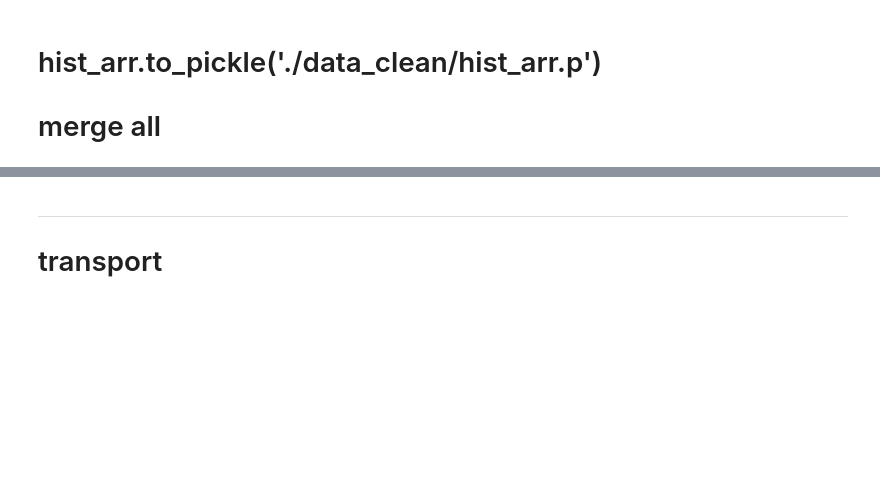
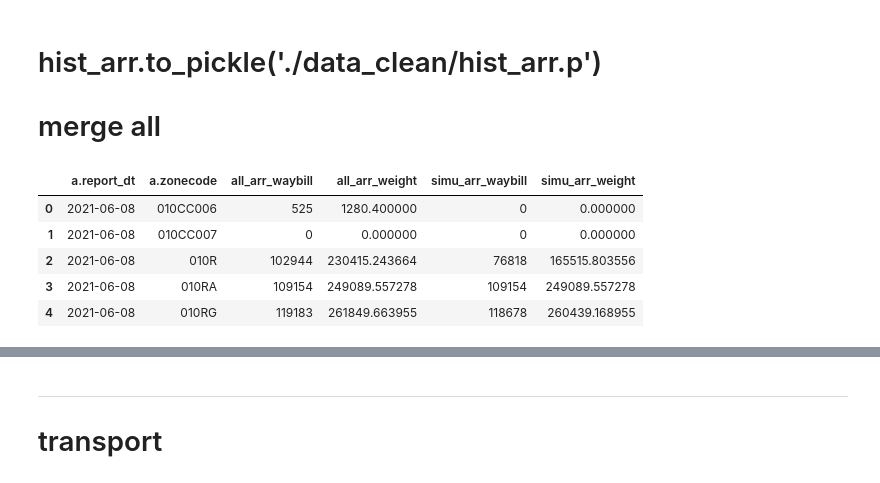
Before and after one commit to fyenne/play7_comp, a Jupyter notebook: data_clea.ipynb, the cells around one changed output, grey strips where cells are left out. Saved outputs shown, nothing was run; the diff lists cells and outputs as text; code cells hidden in the pictures; blank space fills up the shorter version.

```diff
--- a/data_clea.ipynb
+++ b/data_clea.ipynb
@@ -182,0 +195,10 @@ hist_arr.merge(od, left_on = ['a.report_dt', 'a.zonecode'], right_on = '')
+# %%
+hist_arr = pd.read_pickle('./data_clean/hist_arr.p')
+hist_arr.head()
+# %% [output]
+|  | a.report_dt | a.zonecode | all_arr_waybill | all_arr_weight | simu_arr_waybill | simu_arr_weight |
+| 0 | 2021-06-08 | 010CC006 | 525 | 1280.400000 | 0 | 0.000000 |
+| 1 | 2021-06-08 | 010CC007 | 0 | 0.000000 | 0 | 0.000000 |
+| 2 | 2021-06-08 | 010R | 102944 | 230415.243664 | 76818 | 165515.803556 |
+| 3 | 2021-06-08 | 010RA | 109154 | 249089.557278 | 109154 | 249089.557278 |
+| 4 | 2021-06-08 | 010RG | 119183 | 261849.663955 | 118678 | 260439.168955 |
```
Also changed, not shown: parts of 19 cells of this notebook.
